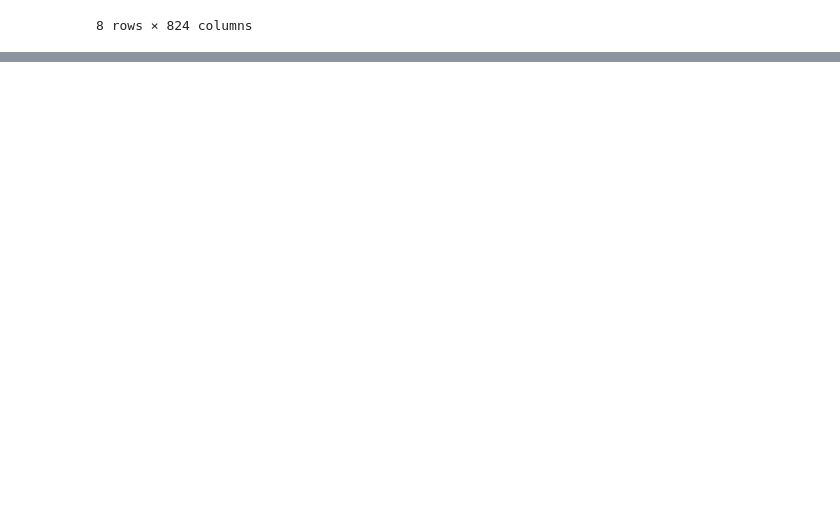
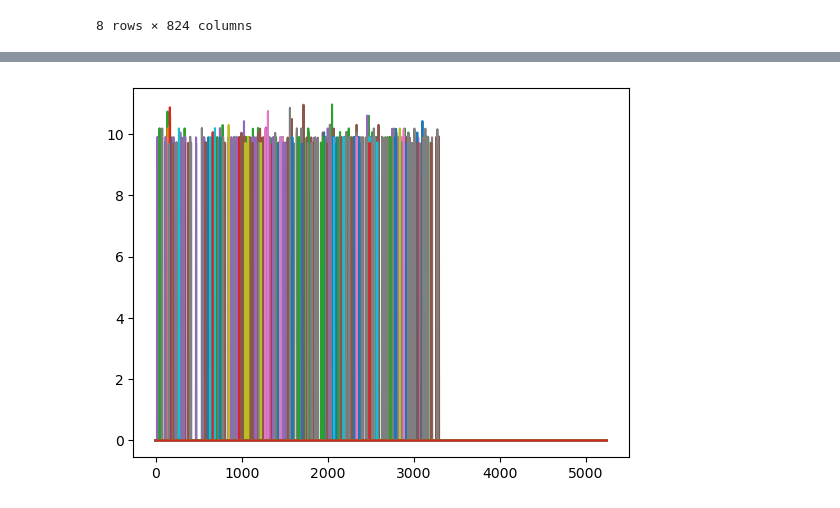
Before and after one commit to VincentEnOptionRV/somicor, a Jupyter notebook: Son v4.ipynb, the cells around one changed output, grey strips where cells are left out. Drawn from its saved outputs; the diff is of its cells as text; code cells hidden in the pictures; blank space fills up the shorter version.

```diff
--- a/Son v4.ipynb
+++ b/Son v4.ipynb
@@ -30,0 +69,29 @@ plt.plot(am);
+# %%
+def abundance_matrix(df, nb_pics=None, pic_selection="most_abundant"):
+    # NB : spikes a un rôle analogue à spike_height dans son_v3
+    spikes = df.to_numpy()
+
+    # La définition de sorting_values change selon le mode de sélection
+
+    if pic_selection == "most_abundant":
+        sorting_values = df.sum().to_numpy()
+    elif pic_selection == "highest_mass":
+        sorting_values = df.columns
+    elif pic_selection == "lowest_mass":
+        sorting_values = (-1)*df.columns
+    else:
+        raise Exception("Error : acceptable values for pic_selection are \"most_abundant\", \"highest_mass\", \"lowest_mass\"")
+
+    if nb_pics is None or nb_pics <= 0:
+        nb_pics = len(spikes)
+
+    sorted_args = np.argsort(sorting_values)[::-1]
+    am = spikes[:,sorted_args]
+    am[:,nb_pics:] = 0
+
+    return am
+# %%
+am = abundance_matrix(data, nb_pics=20, pic_selection="lowest_mass")
+plt.plot(am);
+# %% [output]
+[figure, added]
```
Also changed, not shown: parts of 8 cells of this notebook.
